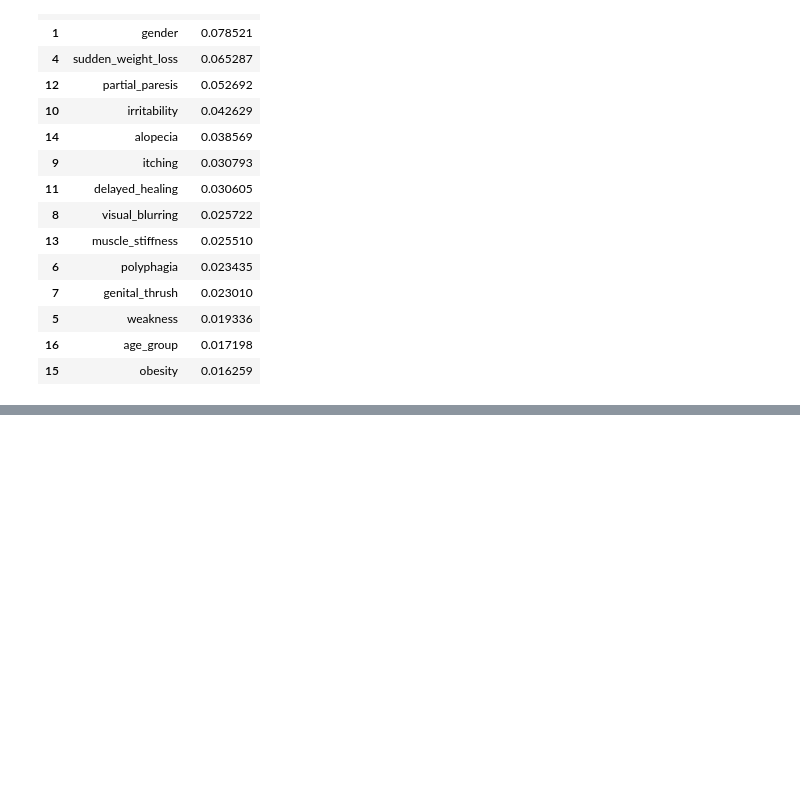
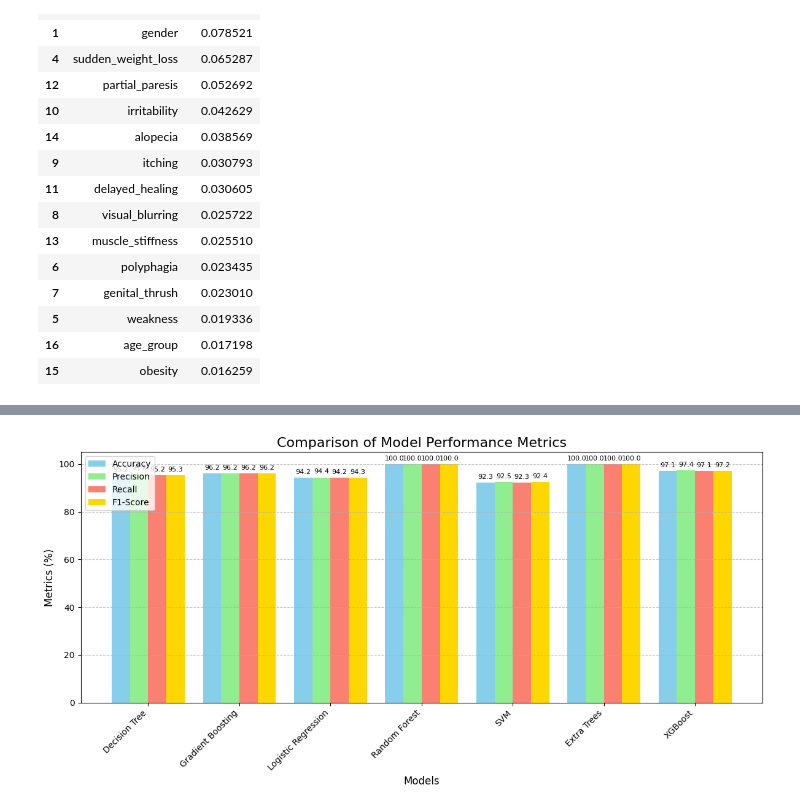
Before and after one commit to AKSHITHA-CHILUKA/Akshitha-GlucoSense-Infy-Nov2024, a Jupyter notebook: Diabities_data_analysis.ipynb, the cells around one changed output, grey strips where cells are left out. Drawn from its saved outputs; the diff is of its cells as text; code cells hidden in the pictures; blank space fills up the shorter version.

```diff
--- a/Diabities_data_analysis.ipynb
+++ b/Diabities_data_analysis.ipynb
@@ -881,0 +885,58 @@ Best Accuracy (Random Search): 0.976923076923077
+# %%
+import matplotlib.pyplot as plt
+import numpy as np
+
+# Data for plotting
+models = [
+    "Decision Tree",
+    "Gradient Boosting",
+    "Logistic Regression",
+    "Random Forest",
+    "SVM",
+    "Extra Trees",
+    "XGBoost",
+]
+accuracy = [95.19, 96.15, 94.23, 100.00, 92.31, 100.00, 97.12]
+precision = [95.82, 96.15, 94.39, 100.00, 92.50, 100.00, 97.36]
+recall = [95.19, 96.15, 94.23, 100.00, 92.31, 100.00, 97.12]
+f1_score = [95.27, 96.15, 94.27, 100.00, 92.37, 100.00, 97.15]
+
+# Bar chart for comparison
+x = np.arange(len(models))  # label locations
+width = 0.2  # bar width
+
+fig, ax = plt.subplots(figsize=(12, 6))
+
+# Plot each metric
+bars1 = ax.bar(x - 1.5 * width, accuracy, width, label="Accuracy", color="skyblue")
+bars2 = ax.bar(x - 0.5 * width, precision, width, label="Precision", color="lightgreen")
+bars3 = ax.bar(x + 0.5 * width, recall, width, label="Recall", color="salmon")
+bars4 = ax.bar(x + 1.5 * width, f1_score, width, label="F1-Score", color="gold")
+
+# Add labels, title, and legend
+ax.set_xlabel("Models", fontsize=12)
+ax.set_ylabel("Metrics (%)", fontsize=12)
+ax.set_title("Comparison of Model Performance Metrics", fontsize=16)
+ax.set_xticks(x)
+ax.set_xticklabels(models, rotation=45, ha="right")
+ax.legend(loc="upper left", fontsize=10)
+ax.grid(axis="y", linestyle="--", alpha=0.7)
+
+# Annotate the bars with their values
+for bars in [bars1, bars2, bars3, bars4]:
+    for bar in bars:
+        height = bar.get_height()
+        ax.annotate(
+            f"{height:.1f}",
+            xy=(bar.get_x() + bar.get_width() / 2, height),
+            xytext=(0, 3),  # offset
+            textcoords="offset points",
+            ha="center",
+            va="bottom",
+            fontsize=8,
+        )
+
+plt.tight_layout()
+plt.show()
+# %% [output]
+[figure, added]
```
Also changed, not shown: parts of 23 cells of this notebook.
